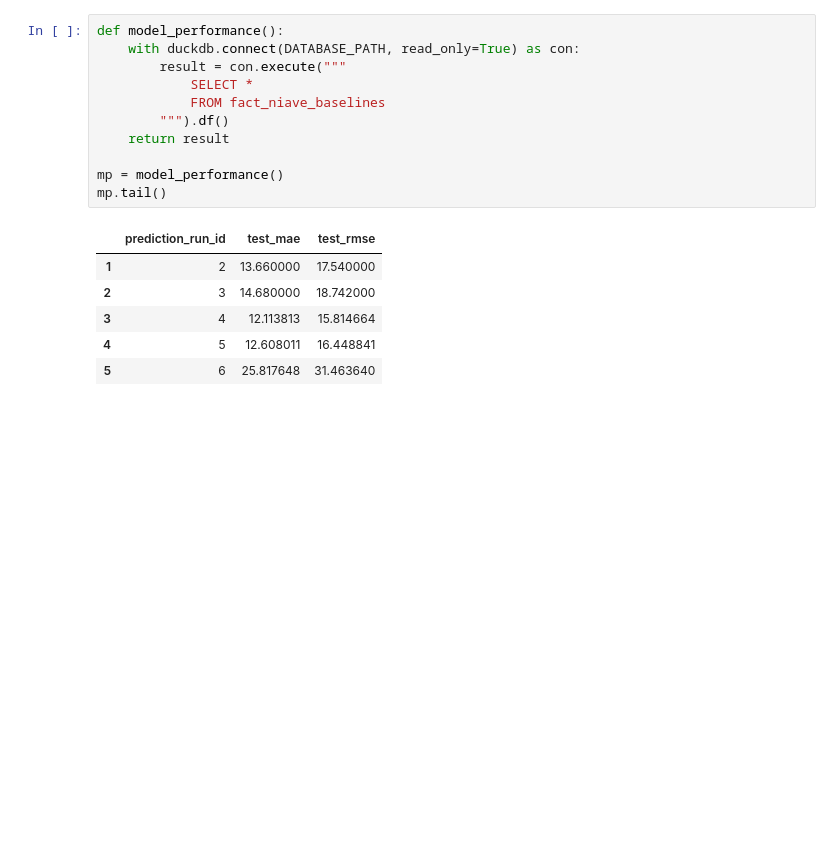
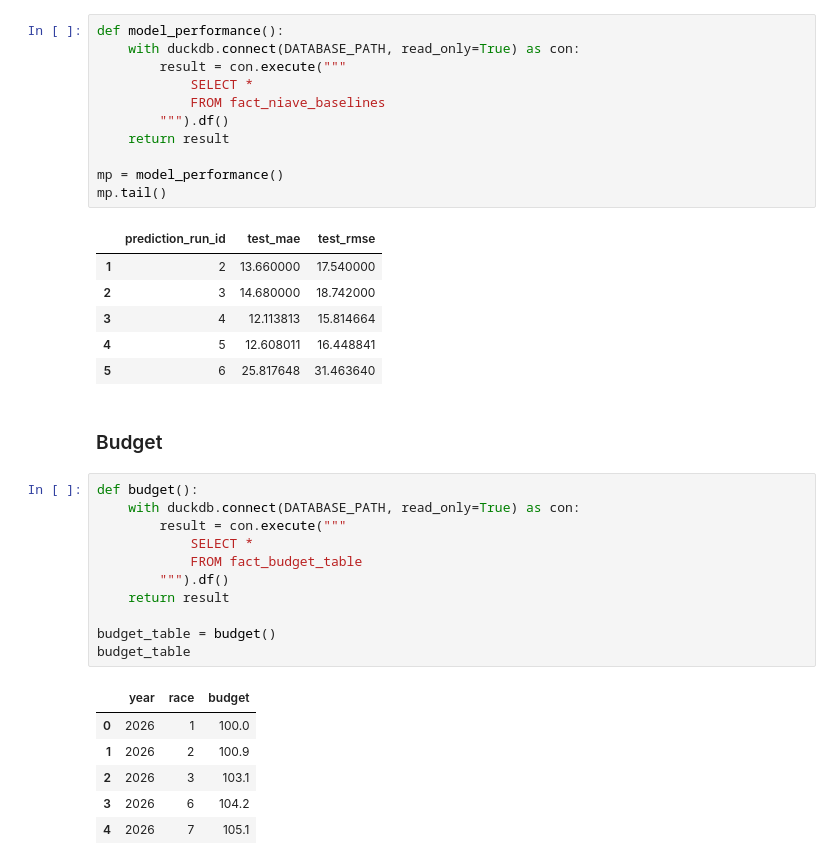
Before and after one commit to jguptil1/F1Fantasy, a Jupyter notebook: src/ingestion/database_testing.ipynb, the cells around one changed output. Saved outputs shown, nothing was run; the diff lists cells and outputs as text; blank space fills up the shorter version.

Commit message:
added budget table

```diff
--- a/src/ingestion/database_testing.ipynb
+++ b/src/ingestion/database_testing.ipynb
@@ -1899,3 +1899,23 @@ mp.tail()
 | 3 | 4 | 12.113813 | 15.814664 |
 | 4 | 5 | 12.608011 | 16.448841 |
 | 5 | 6 | 25.817648 | 31.463640 |
+# %% [markdown]
+### Budget
+# %%
+def budget():
+    with duckdb.connect(DATABASE_PATH, read_only=True) as con:
+        result = con.execute("""
+            SELECT *
+            FROM fact_budget_table
+        """).df()
+    return result
+
+budget_table = budget()
+budget_table
+# %% [output]
+|  | year | race | budget |
+| 0 | 2026 | 1 | 100.0 |
+| 1 | 2026 | 2 | 100.9 |
+| 2 | 2026 | 3 | 103.1 |
+| 3 | 2026 | 6 | 104.2 |
+| 4 | 2026 | 7 | 105.1 |
```
Also changed, not shown: 6 other files.
